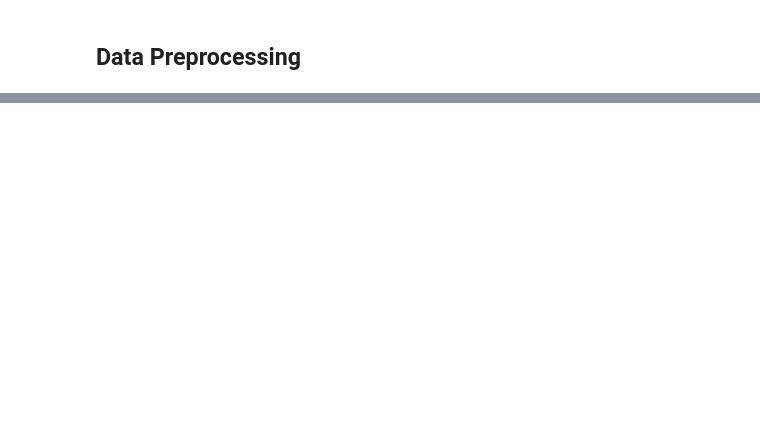
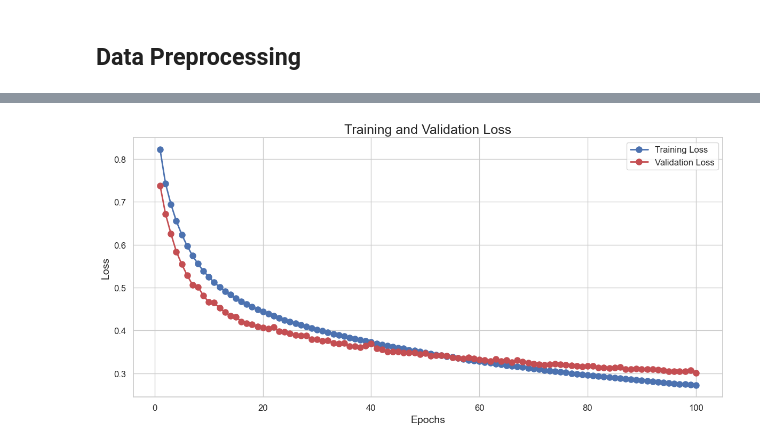
Before and after one commit to DiogoNunesDev/Chess_Game_AI, a Jupyter notebook: src/model.ipynb, the cells around one changed output, grey strips where cells are left out. Cells and saved outputs as stored; diff of their text form; code cells hidden in the pictures; blank space fills up the shorter version.

Commit message:
Created some models to be used as evaluators of the board

```diff
--- a/src/model.ipynb
+++ b/src/model.ipynb
@@ -79,0 +164,2 @@ data.head()
+# %%
+fen_binary_planes = np.stack(data['Fen Binary Plane'].values)
@@ -129,0 +265,17 @@ model.add(tf.keras.layers.Dense(10, activation="softmax"))
+# %%
+early_stopping = tf.keras.callbacks.EarlyStopping(monitor="val_loss", patience=5, verbose=1, mode="auto", restore_best_weights=True)
+
+reduce_on_plateu = tf.keras.callbacks.ReduceLROnPlateau(monitor="val_loss",factor=0.2,patience=5,verbose=1,mode="auto",min_lr=0.0001,)
+
+train_steps = len(train_X) // batch_size
+val_steps = len(val_X) // batch_size
+
+num_epochs = 100
+history = model.fit(
+  train_dataset,
+  steps_per_epoch=train_steps,
+  epochs=num_epochs,
+  validation_data=val_dataset,
+  validation_steps=val_steps,
+  callbacks=[early_stopping, reduce_on_plateu],
+)
@@ -129,0 +300,32 @@ model.add(tf.keras.layers.Dense(10, activation="softmax"))
+# %%
+training_loss = history.history['loss']
+validation_loss = history.history['val_loss']
+epochs = range(1, len(training_loss) + 1)
+
+# Set the style of the seaborn plot
+sns.set(style='whitegrid')
+
+# Create a figure and a set of subplots
+plt.figure(figsize=(12, 6))
+
+# Plot training and validation loss
+plt.plot(epochs, training_loss, 'bo-', label='Training Loss', linewidth=2, markersize=8)
+plt.plot(epochs, validation_loss, 'ro-', label='Validation Loss', linewidth=2, markersize=8)
+
+# Title and labels
+plt.title('Training and Validation Loss', fontsize=18)
+plt.xlabel('Epochs', fontsize=14)
+plt.ylabel('Loss', fontsize=14)
+
+# Legend
+plt.legend(fontsize=12)
+
+# Modify the tick parameters
+plt.tick_params(labelsize=12)
+
+# Show the plot with a tight layout
+plt.tight_layout()
+
+plt.show()
+# %% [output]
+[figure, added]
```
Also changed, not shown: parts of 29 cells of this notebook, 26 other files.
